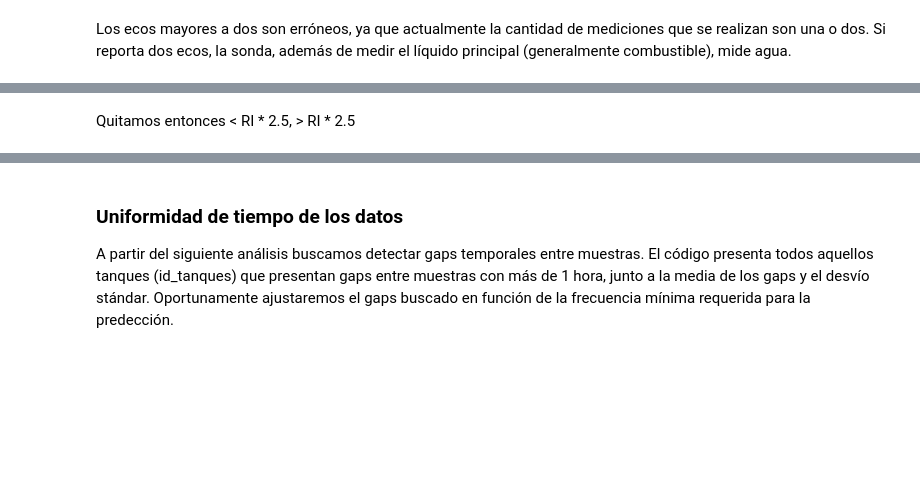
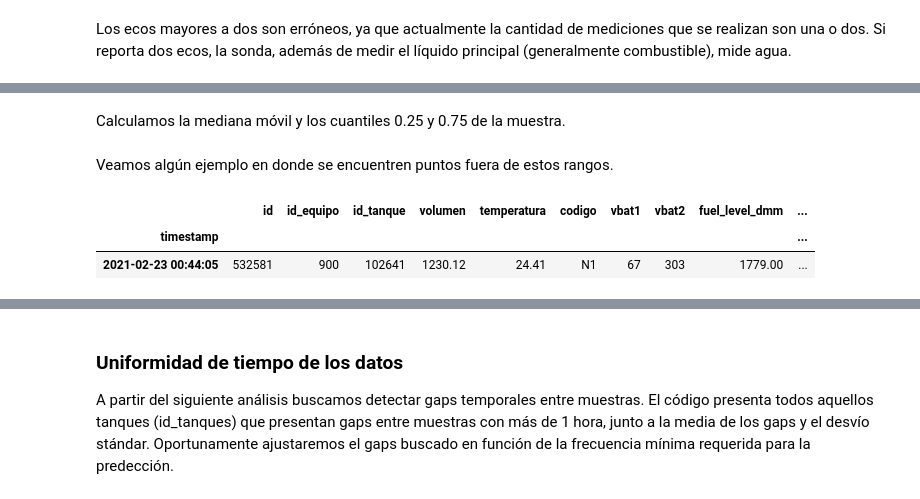
Before and after one commit to danibosch/mentoria-diplo-datos2021, a Jupyter notebook: Cintelink_AyVdD.ipynb, the cells around one changed output, grey strips where cells are left out. Cells and saved outputs as stored; diff of their text form; code cells hidden in the pictures; blank space fills up the shorter version.

```diff
--- a/Cintelink_AyVdD.ipynb
+++ b/Cintelink_AyVdD.ipynb
@@ -269,0 +381,3 @@ Calculamos el rango intercuartílico del `volumen`. https://anomaly.io/anomaly-d
+# %%
+# Guardamos la cantidad de ecos/mediciones que tiene ese tanque.
+df['max_echoes'] = df.groupby('id_tanque')['echoes'].transform('max')
@@ -270,15 +401,16 @@ Calculamos el rango intercuartílico del `volumen`. https://anomaly.io/anomaly-d
+# %% [markdown]
+Calculamos la mediana móvil y los cuantiles 0.25 y 0.75 de la muestra.
 # %%
-window = 5
+window = '2T'
 df['moving_median'] = df.groupby('id_tanque')['volumen'].transform(
-    lambda x: x.rolling(window=5, min_periods=1, center=True).median()
+    lambda x: x.rolling(window, min_periods=2).median()
 )
 df['q1'] = df.groupby('id_tanque')['volumen'].transform(
-    lambda x: x.rolling(window=5, min_periods=1, center=True).quantile(0.25)
+    lambda x: x.rolling(window, min_periods=2).quantile(0.25)
 )
 df['q3'] = df.groupby('id_tanque')['volumen'].transform(
-    lambda x: x.rolling(window=5, min_periods=1, center=True).quantile(0.75)
+    lambda x: x.rolling(window, min_periods=2).quantile(0.75)
 )
 df['RI'] = df['q3'] - df['q1']
-df['RI_min'] = df['q1'] - 2.5*df['RI']
-df['RI_max'] = df['q3'] + 2.5*df['RI']
-df.tail()
+df['RI_min'] = df['q1'] - 1.5*df['RI']
+df['RI_max'] = df['q3'] + 1.5*df['RI']
@@ -309,2 +417,18 @@ seaborn.despine()
-# %% [markdown]
-Quitamos entonces < RI * 2.5, > RI * 2.5
+# %% [markdown]
+Veamos algún ejemplo en donde se encuentren puntos fuera de estos rangos.
+# %%
+# Tomamos una muestra aleatoria
+point_sample = df.query("volumen < RI_min").sample()
+
+id_tanque = point_sample.iloc[0]['id_tanque']
+timestamp = point_sample.iloc[0]['timestamp']
+
+offset_timestamp = pd.DateOffset(hours=2)
+before = str(timestamp - offset_timestamp)
+after = str(timestamp + offset_timestamp)
+
+point_sample
+# %% [output]
+|  | id | id_equipo | id_tanque | volumen | temperatura | codigo | vbat1 | vbat2 | fuel_level_dmm | ... |
+| timestamp |  |  |  |  |  |  |  |  |  | ... |
+| 2021-02-23 00:44:05 | 532581 | 900 | 102641 | 1230.12 | 24.41 | N1 | 67 | 303 | 1779.00 | ... |
```
Also changed, not shown: parts of 179 cells of this notebook.
